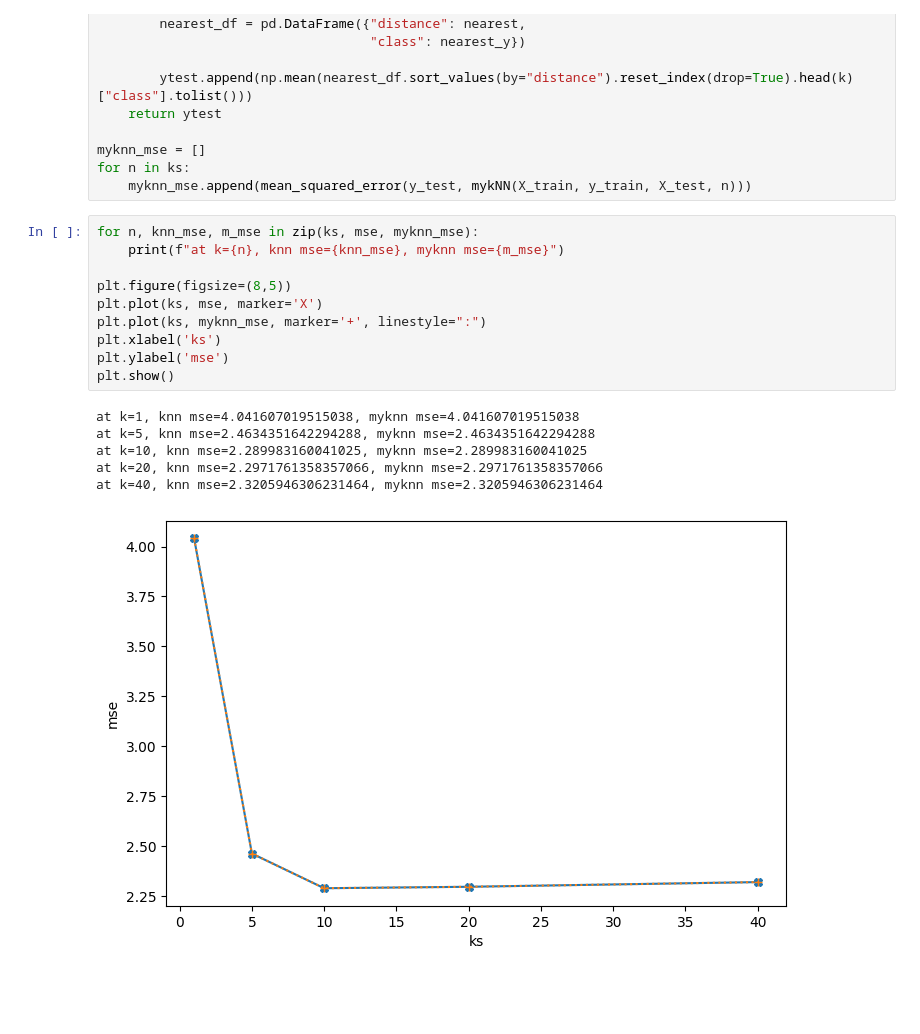
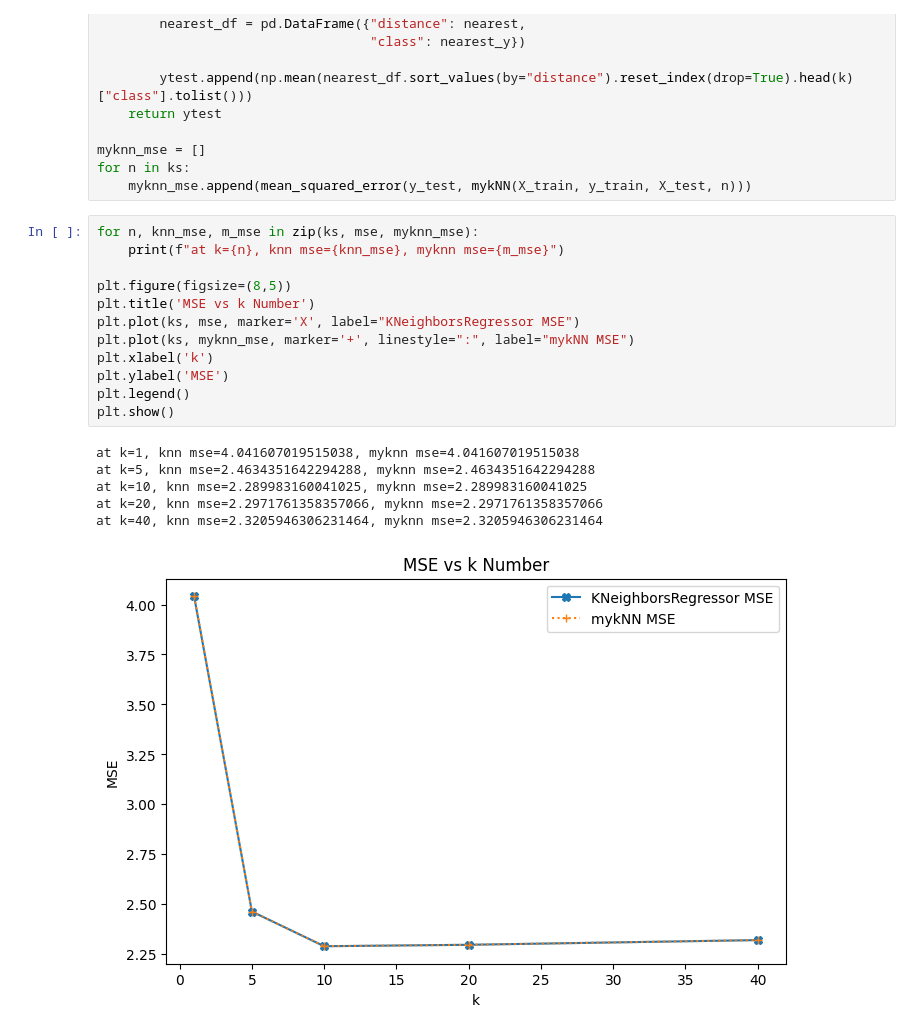
Before and after one commit to uiuc-msynowiec/cs598_psl, a Jupyter notebook: CodingAssignments/CA1/CS598_PSL_CA_1_Mark.ipynb, the cells around one changed output. Saved outputs shown, nothing was run; the diff lists cells and outputs as text; blank space fills up the shorter version.

Commit message:
added legend/title to 2c plot

```diff
--- a/CodingAssignments/CA1/CS598_PSL_CA_1_Mark.ipynb
+++ b/CodingAssignments/CA1/CS598_PSL_CA_1_Mark.ipynb
@@ -226,17 +226,19 @@ for n in ks:
 # %%
 for n, knn_mse, m_mse in zip(ks, mse, myknn_mse):
     print(f"at k={n}, knn mse={knn_mse}, myknn mse={m_mse}")
 
 plt.figure(figsize=(8,5))
-plt.plot(ks, mse, marker='X')
-plt.plot(ks, myknn_mse, marker='+', linestyle=":")
-plt.xlabel('ks')
-plt.ylabel('mse')
+plt.title('MSE vs k Number')
+plt.plot(ks, mse, marker='X', label="KNeighborsRegressor MSE")
+plt.plot(ks, myknn_mse, marker='+', linestyle=":", label="mykNN MSE")
+plt.xlabel('k')
+plt.ylabel('MSE')
+plt.legend()
 plt.show()
 # %% [output]
 at k=1, knn mse=4.041607019515038, myknn mse=4.041607019515038
 at k=5, knn mse=2.4634351642294288, myknn mse=2.4634351642294288
 at k=10, knn mse=2.289983160041025, myknn mse=2.289983160041025
 at k=20, knn mse=2.2971761358357066, myknn mse=2.2971761358357066
 at k=40, knn mse=2.3205946306231464, myknn mse=2.3205946306231464
-[figure, old version]
+[figure, new version]
```
